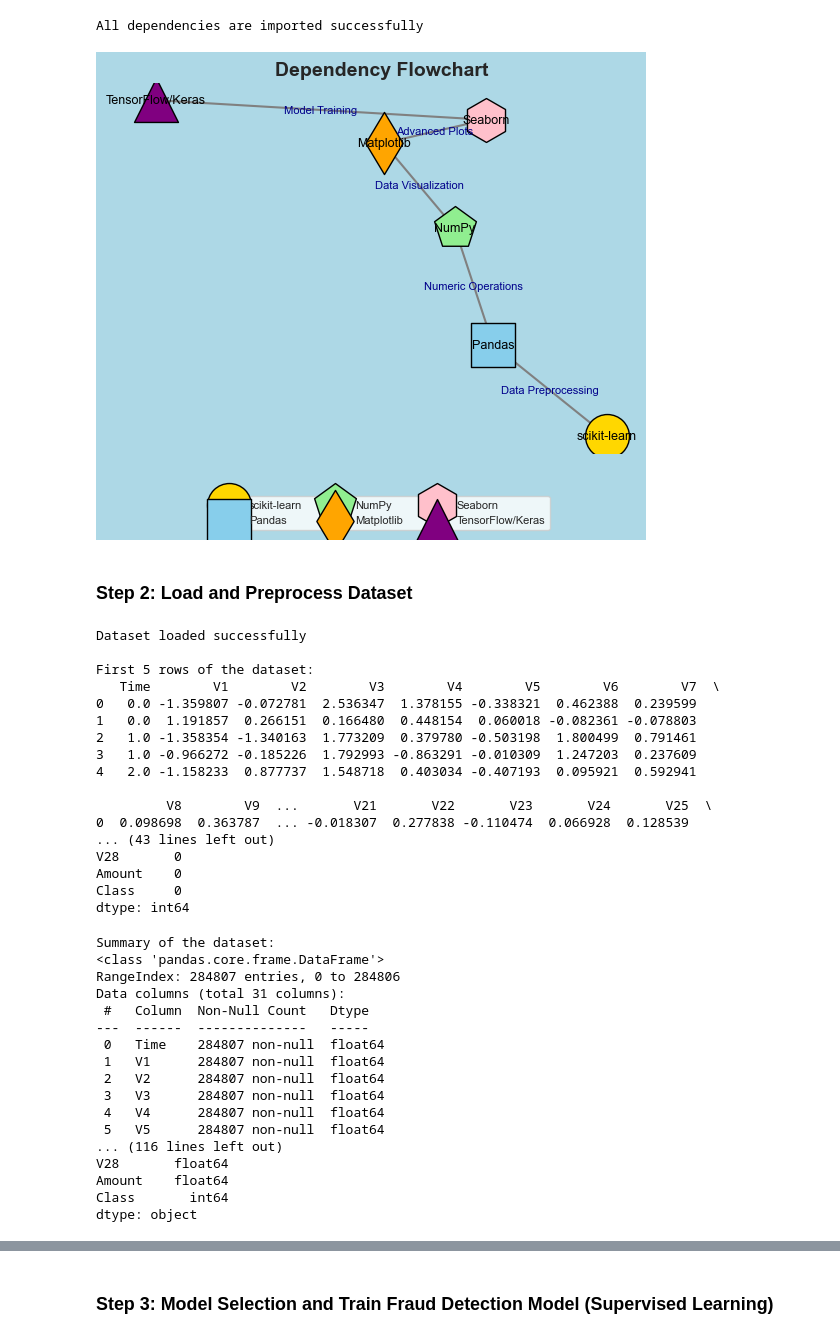
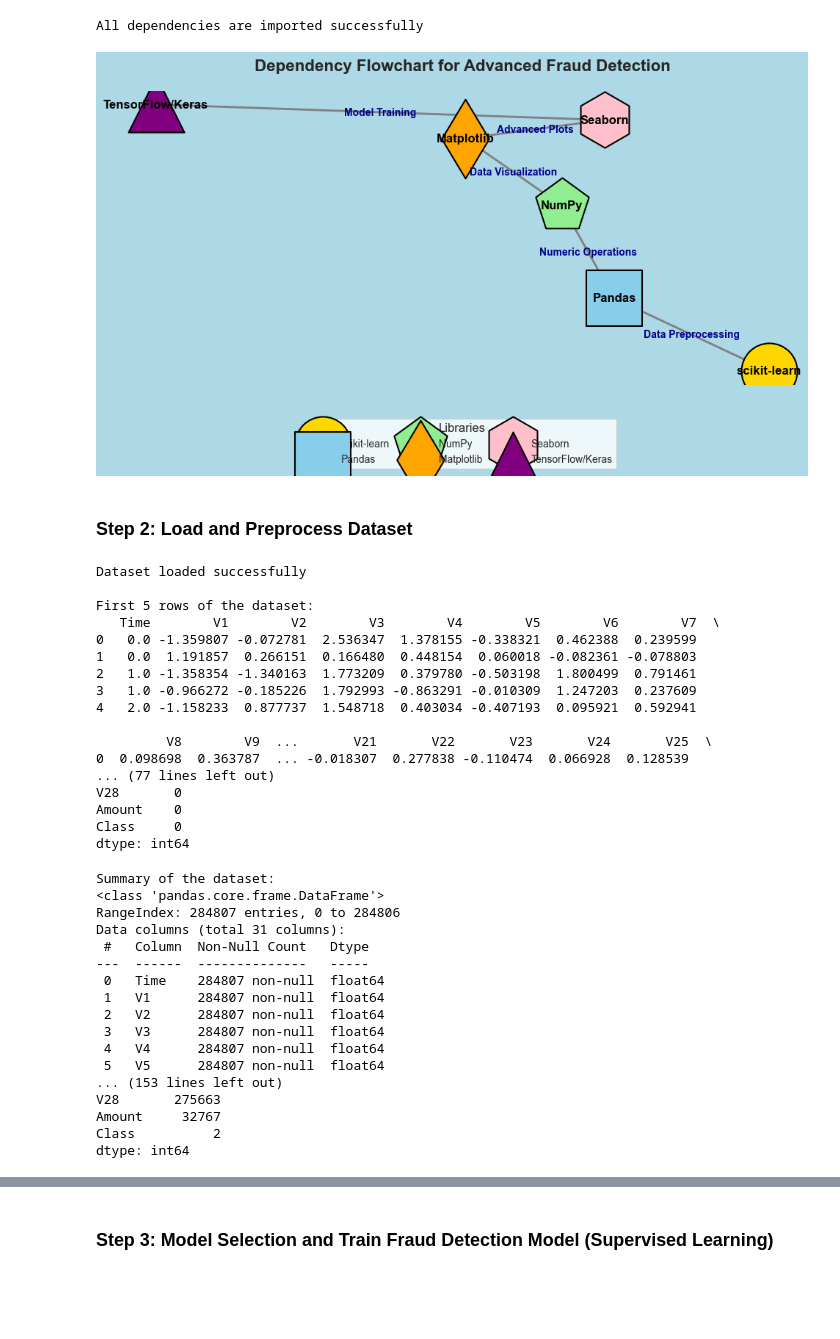
Before and after one commit to nafisalawalidris/Advanced-Fraud-Detection-with-Anomaly-Detection, a Jupyter notebook: advanced_fraud_detection.ipynb, the cells around one changed output, grey strips where cells are left out. Drawn from its saved outputs; the diff is of its cells as text; code cells hidden in the pictures; blank space fills up the shorter version.

```diff
--- a/advanced_fraud_detection.ipynb
+++ b/advanced_fraud_detection.ipynb
@@ -104,12 +132,12 @@ G = nx.DiGraph()
 
 # Define nodes and their properties
 nodes = {
-    "scikit-learn": {"color": "gold", "shape": "o"},
-    "Pandas": {"color": "skyblue", "shape": "s"},
-    "NumPy": {"color": "lightgreen", "shape": "p"},
-    "Matplotlib": {"color": "orange", "shape": "d"},
-    "Seaborn": {"color": "pink", "shape": "h"},
-    "TensorFlow/Keras": {"color": "purple", "shape": "^"}
+    "scikit-learn": {"color": "gold", "shape": "o", "size": 3000},
+    "Pandas": {"color": "skyblue", "shape": "s", "size": 3000},
+    "NumPy": {"color": "lightgreen", "shape": "p", "size": 3000},
+    "Matplotlib": {"color": "orange", "shape": "d", "size": 3000},
+    "Seaborn": {"color": "pink", "shape": "h", "size": 3000},
+    "TensorFlow/Keras": {"color": "purple", "shape": "^", "size": 3000}
 }
 
 # Define edges with labels
@@ -119,67 +147,75 @@ edges = [
     ("NumPy", "Matplotlib", "Data Visualization"),
     ("Matplotlib", "Seaborn", "Advanced Plots"),
     ("Seaborn", "TensorFlow/Keras", "Model Training")
 ]
 
 # Add nodes and edges to the graph
 for node, attr in nodes.items():
-    G.add_node(node, color=attr["color"], shape=attr["shape"])
+    G.add_node(node, color=attr["color"], shape=attr["shape"], size=attr["size"])
 
 for edge in edges:
     G.add_edge(edge[0], edge[1], label=edge[2])
 
-# Get positions for nodes
+# Get positions for nodes using a spring layout
 pos = nx.spring_layout(G, seed=42)  # Layout for consistency
+
+# Create a figure and axis
+plt.figure(figsize=(10, 6))
 
 # Draw nodes with colors and shapes
 for node, (x, y) in pos.items():
     attr = nodes[node]
     plt.scatter(
-        x, y, s=1000, color=attr["color"], label=node, zorder=2,
-        edgecolors="black", linewidths=1, marker=attr["shape"]
+        x, y, s=attr["size"], color=attr["color"], label=node, zorder=2,
+        edgecolors="black", linewidths=1.5, marker=attr["shape"]
     )
-    plt.text(x, y, node, ha="center", va="center", fontsize=9, color="black")
+    plt.text(x, y, node, ha="center", va="center", fontsize=12, color="black", fontweight="bold")
 
 # Draw edges with labels
 for edge in edges:
     start, end, label = edge
     x1, y1 = pos[start]
     x2, y2 = pos[end]
-    plt.plot([x1, x2], [y1, y2], color="gray", zorder=1, linestyle="-", linewidth=1.5)
+    plt.plot([x1, x2], [y1, y2], color="gray", zorder=1, linestyle="-", linewidth=2)
     plt.text(
-        (x1 + x2) / 2, (y1 + y2) / 2, label, color="darkblue", fontsize=8, ha="center", va="center"
+        (x1 + x2) / 2, (y1 + y2) / 2, label, color="darkblue", fontsize=10, ha="center", va="center", fontweight="bold"
     )
 
-# Customize the plot
-plt.title("Dependency Flowchart", fontsize=14, fontweight="bold")
-plt.axis("off")
-plt.legend(loc="upper center", ncol=3, fontsize=8, bbox_to_anchor=(0.5, -0.1))
+# Customise the plot
+plt.title("Dependency Flowchart for Advanced Fraud Detection", fontsize=16, fontweight="bold", pad=20)
+plt.axis("off")  # Turn off the axis
+plt.legend(loc="upper center", ncol=3, fontsize=10, bbox_to_anchor=(0.5, -0.1), title="Libraries")
 plt.gcf().set_facecolor("lightblue")  # Set background color
+plt.tight_layout()  # Adjust layout for better spacing
 plt.show()
 # %% [output]
-[figure, old version]
+[figure, new version]
 # %% [markdown]
 ### **Step 2: Load and Preprocess Dataset**
 # %%
-# -------------------------- Loading and Preprocessing the Dataset --------------------------
+# -------------------------- Loading the Dataset --------------------------
 
-# Load the dataset
+# Define the file path to the dataset
 file_path = r"C:\Users\USER\Downloads\Advanced-Fraud-Detection-with-Anomaly-Detection\creditcard.csv"  # Raw string for Windows path
 
-# Read the dataset into a pandas DataFrame
 try:
     data = pd.read_csv(file_path)
     print("Dataset loaded successfully")
 except Exception as e:
     print(f"Error loading dataset: {e}")
 
-# Display the first few rows of the dataset to understand its structure
+# Display the first few rows of the dataset
 print("\nFirst 5 rows of the dataset:")
 print(data.head())
 
-# Check for any missing values in the dataset
+# Check for missing values
 print("\nMissing values in each column:")
 print(data.isnull().sum())
+
+# Handle missing values (if any)
+data.fillna(0, inplace=True)
+print("\nMissing values after handling:")
+print(data.isnull().sum())
 # %% [output]
 Dataset loaded successfully
 
@@ -193,7 +229,7 @@ First 5 rows of the dataset:
 
          V8        V9  ...       V21       V22       V23       V24       V25  \
 0  0.098698  0.363787  ... -0.018307  0.277838 -0.110474  0.066928  0.128539
-... (43 lines left out)
+... (77 lines left out)
 V28       0
 Amount    0
 Class     0
@@ -211,11 +247,20 @@ print(data.describe())
 
 # Check the distribution of the target variable (fraud detection, 'Class' column)
 print("\nClass distribution (fraudulent or non-fraudulent transactions):")
-print(data['Class'].value_counts())
+class_distribution = data['Class'].value_counts()
+print(class_distribution)
 
 # Check for any data type inconsistencies (numeric data stored as object)
 print("\nChecking data types of each column:")
 print(data.dtypes)
+
+# Check for duplicate rows in the dataset
+print("\nNumber of duplicate rows in the dataset:")
+print(data.duplicated().sum())
+
+# Check for unique values in each column
+print("\nNumber of unique values in each column:")
+print(data.nunique())
 # %% [output]
 Summary of the dataset:
 <class 'pandas.core.frame.DataFrame'>
@@ -229,11 +274,11 @@ Data columns (total 31 columns):
  3   V3      284807 non-null  float64
  4   V4      284807 non-null  float64
  5   V5      284807 non-null  float64
-... (116 lines left out)
-V28       float64
-Amount    float64
-Class       int64
-dtype: object
+... (153 lines left out)
+V28       275663
+Amount     32767
+Class          2
+dtype: int64
 # %%
 # -------------------------- Distribution of Fraudulent vs Non-Fraudulent Transactions --------------------------
 
```
Also changed, not shown: parts of 10 cells of this notebook.
